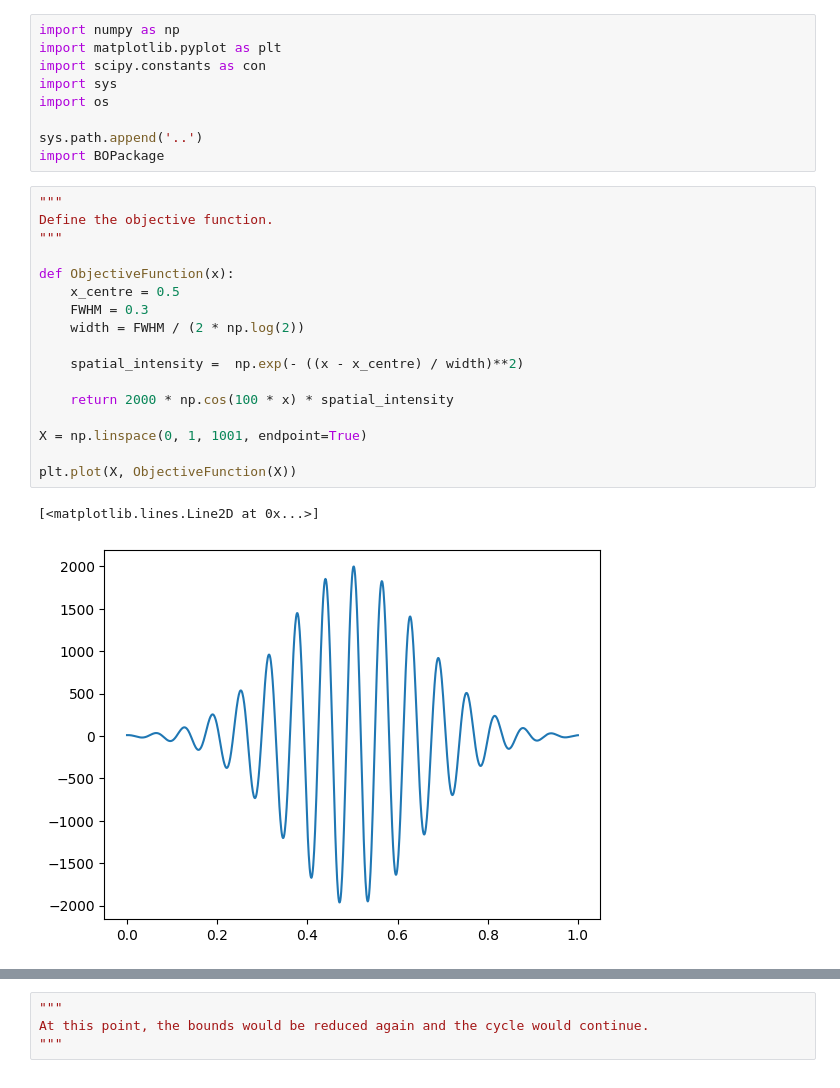
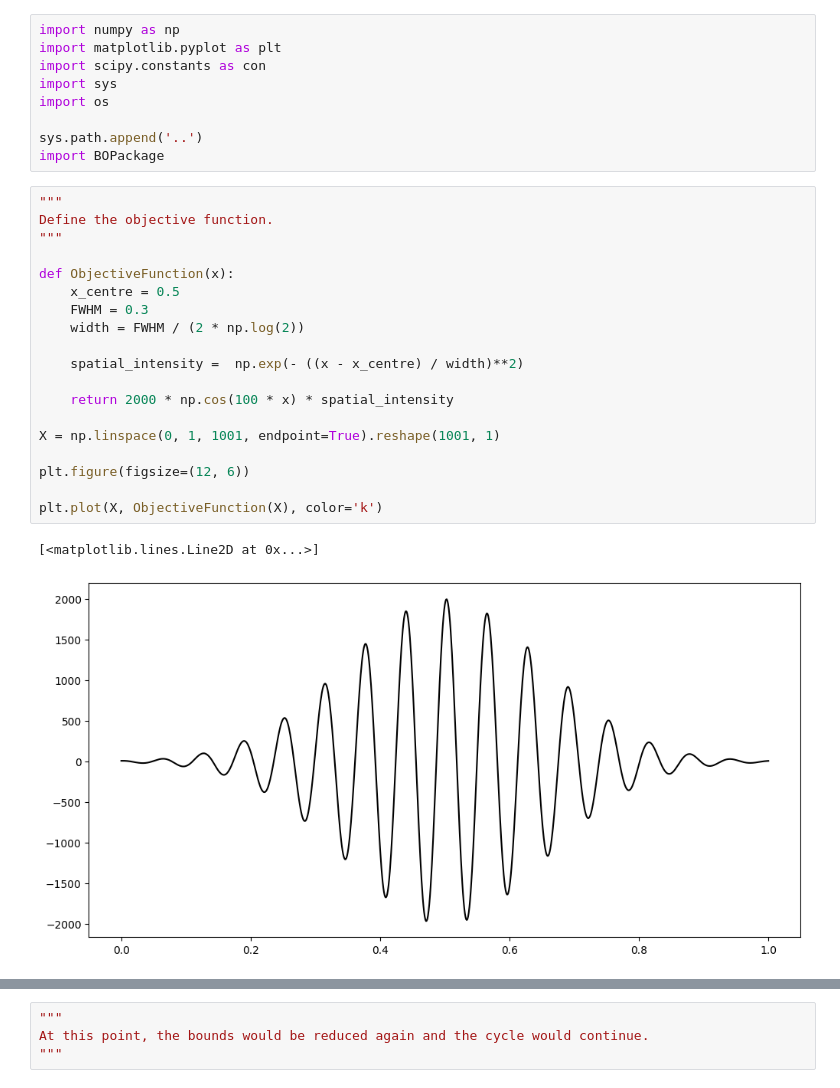
Before and after one commit to Jor-Lee/Bayesian, a Jupyter notebook: Examples/Bounds_reduction_example.ipynb, the cells around one changed output, grey strips where cells are left out. Saved outputs shown, nothing was run; the diff lists cells and outputs as text.

```diff
--- a/Examples/Bounds_reduction_example.ipynb
+++ b/Examples/Bounds_reduction_example.ipynb
@@ -10,23 +10,25 @@ import BOPackage
 # %%
 """
 Define the objective function.
 """
 
 def ObjectiveFunction(x):
     x_centre = 0.5
     FWHM = 0.3
     width = FWHM / (2 * np.log(2))
 
     spatial_intensity =  np.exp(- ((x - x_centre) / width)**2)
 
     return 2000 * np.cos(100 * x) * spatial_intensity
 
-X = np.linspace(0, 1, 1001, endpoint=True)
+X = np.linspace(0, 1, 1001, endpoint=True).reshape(1001, 1)
 
-plt.plot(X, ObjectiveFunction(X))
+plt.figure(figsize=(12, 6))
+
+plt.plot(X, ObjectiveFunction(X), color='k')
 # %% [output]
 [<matplotlib.lines.Line2D at 0x...>]
-[figure, old version]
+[figure, new version]
 # %%
 """
 Configure the optimiser.
```
Also changed, not shown: parts of 9 cells of this notebook, 7 other files.
